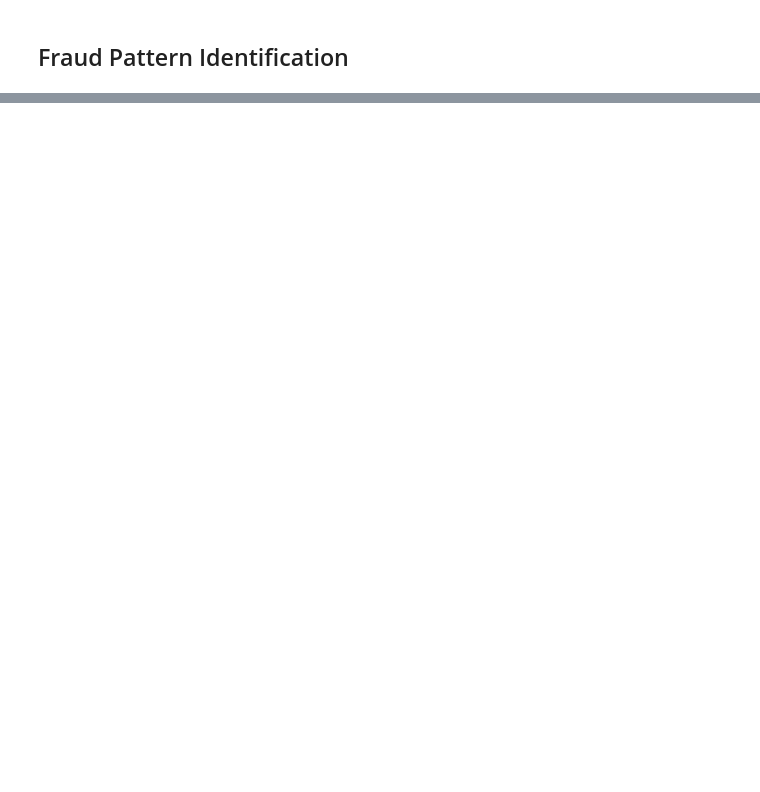
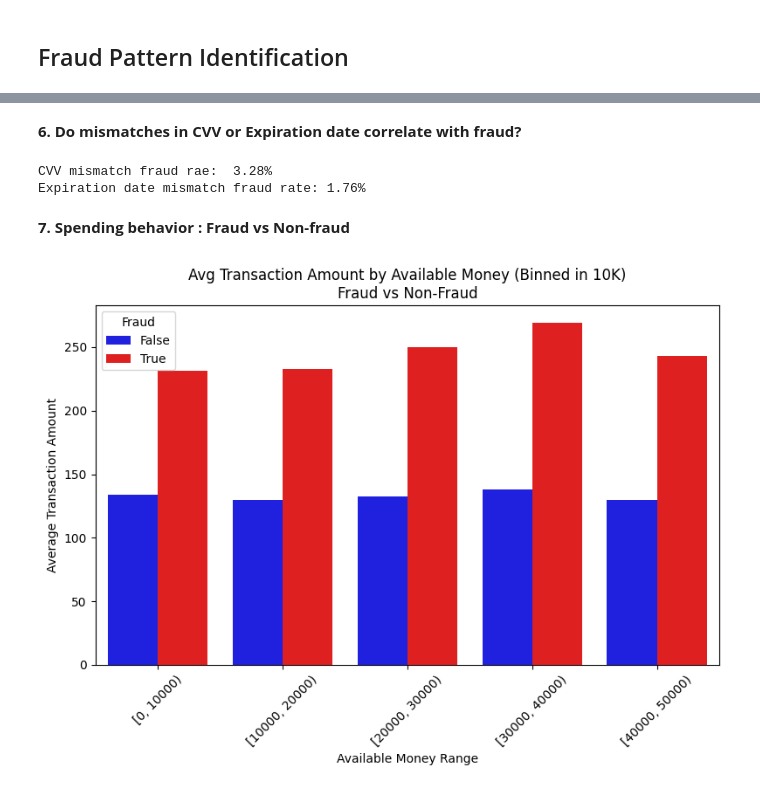
Before and after one commit to AsmitaOjha/Internship_ExtensoData_Work, a Jupyter notebook: Projects/Task_3_EDA/notebook/EDA.ipynb, the cells around one changed output, grey strips where cells are left out. Drawn from its saved outputs; the diff is of its cells as text; code cells hidden in the pictures; blank space fills up the shorter version.

```diff
--- a/Projects/Task_3_EDA/notebook/EDA.ipynb
+++ b/Projects/Task_3_EDA/notebook/EDA.ipynb
@@ -593,0 +715,39 @@ Name: isFraud, dtype: float64
+# %% [markdown]
+**6. Do mismatches in CVV or Expiration date correlate with fraud?**
+# %%
+##CVV mismatch
+fraud_cvv_mismatch_rate = df[df['cardCVV'] != df['enteredCVV']]['isFraud'].mean()*100
+
+#Expiration mismatch
+fraud_expiration_mismatch_rate = df[df['currentExpDate'] != df['expirationDateKeyInMatch']]['isFraud'].mean()*100
+
+print(f"CVV mismatch fraud rate: {fraud_cvv_mismatch_rate: .2f}%")
+print(f"Expiration date mismatch fraud rate: {fraud_expiration_mismatch_rate:.2f}%")
+# %% [output]
+CVV mismatch fraud rae:  3.28%
+Expiration date mismatch fraud rate: 1.76%
+# %% [markdown]
+**7. Spending behavior : Fraud vs Non-fraud**
+# %%
+
+
+# Bin availableMoney into ranges of 10,000
+bin_edges = range(0, int(df['availableMoney'].max()) + 10000, 10000)
+df['money_bin'] = pd.cut(df['availableMoney'], bins=bin_edges, right=False)
+
+# Group and calculate average transaction amount
+grouped = df.groupby(['money_bin', 'isFraud'], observed=True)['transactionAmount'].mean().reset_index()
+
+# Plot
+plt.figure(figsize=(8, 6))
+sns.barplot(data=grouped, x='money_bin', y='transactionAmount', hue='isFraud', palette={False: 'blue', True: 'red'})
+
+plt.title("Avg Transaction Amount by Available Money (Binned in 10K)\nFraud vs Non-Fraud")
+plt.xlabel("Available Money Range")
+plt.ylabel("Average Transaction Amount")
+plt.xticks(rotation=45)
+plt.legend(title='Fraud')
+plt.tight_layout()
+plt.show()
+# %% [output]
+[figure, added]
```
Also changed, not shown: parts of 13 cells of this notebook, 1 other file.
